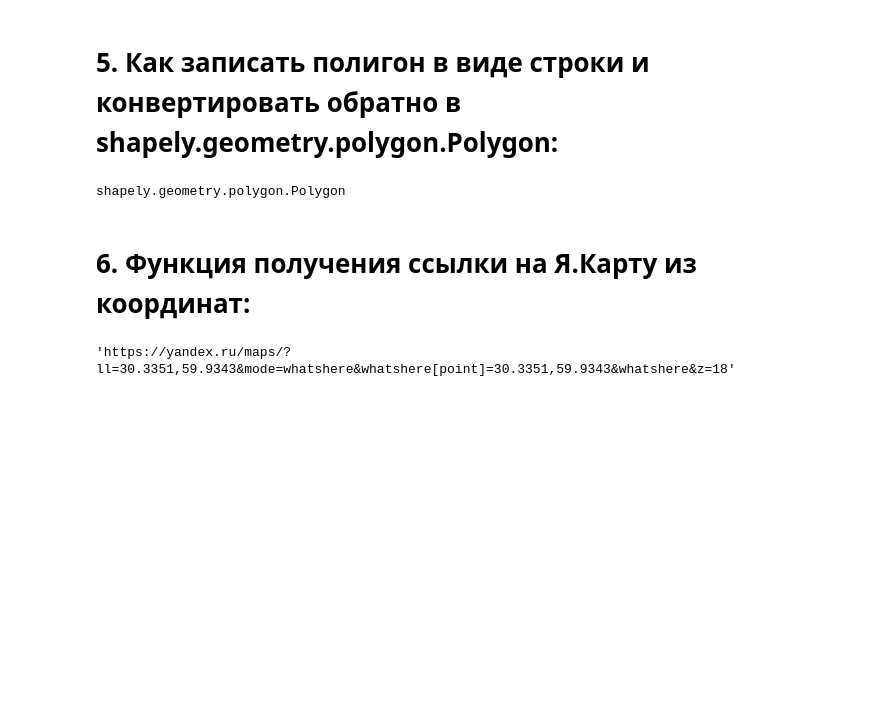
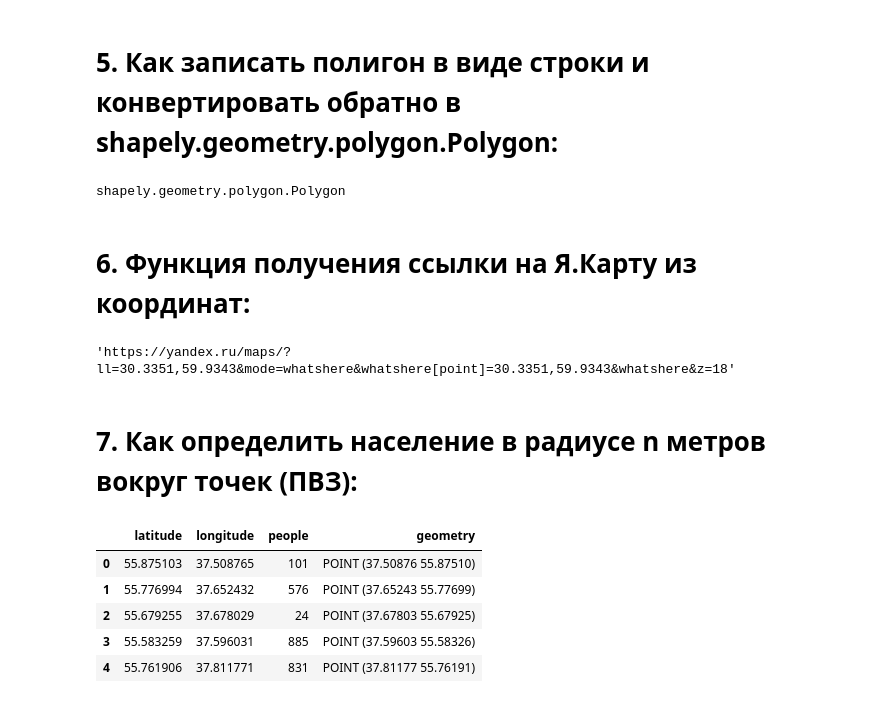
Before and after one commit to maximdenisov2000/useful_code, a Jupyter notebook: geocode.ipynb, the cells around one changed output. Saved outputs shown, nothing was run; the diff lists cells and outputs as text; code cells hidden in the pictures; blank space fills up the shorter version.

```diff
--- a/geocode.ipynb
+++ b/geocode.ipynb
@@ -219,3 +220,5 @@ def get_yandex_map_url(latitude:float, longitude:float, zoom: int=18) -> str:
 get_yandex_map_url(59.9343, 30.3351)
 # %% [output]
 'https://yandex.ru/maps/?ll=30.3351,59.9343&mode=whatshere&whatshere[point]=30.3351,59.9343&whatshere&z=18'
+# %% [markdown]
+# 7. Как определить население в радиусе n метров вокруг точек (ПВЗ):
@@ -221,0 +230,18 @@ get_yandex_map_url(59.9343, 30.3351)
+# %%
+# датафрейм с коордиантами домов и их населением (пример):
+
+houses = pd.DataFrame({
+    'latitude': np.random.uniform(55.5617, 55.9119, 10000),
+    'longitude': np.random.uniform(37.3587, 37.9368, 10000),
+    'people': np.random.randint(1, 1000, 10000)
+})
+
+out_gdf = gpd.GeoDataFrame(houses, geometry=gpd.points_from_xy(houses.longitude, houses.latitude))
+out_gdf.head()
+# %% [output]
+|  | latitude | longitude | people | geometry |
+| 0 | 55.875103 | 37.508765 | 101 | POINT (37.50876 55.87510) |
+| 1 | 55.776994 | 37.652432 | 576 | POINT (37.65243 55.77699) |
+| 2 | 55.679255 | 37.678029 | 24 | POINT (37.67803 55.67925) |
+| 3 | 55.583259 | 37.596031 | 885 | POINT (37.59603 55.58326) |
+| 4 | 55.761906 | 37.811771 | 831 | POINT (37.81177 55.76191) |
```
Also changed, not shown: parts of 7 cells of this notebook.
